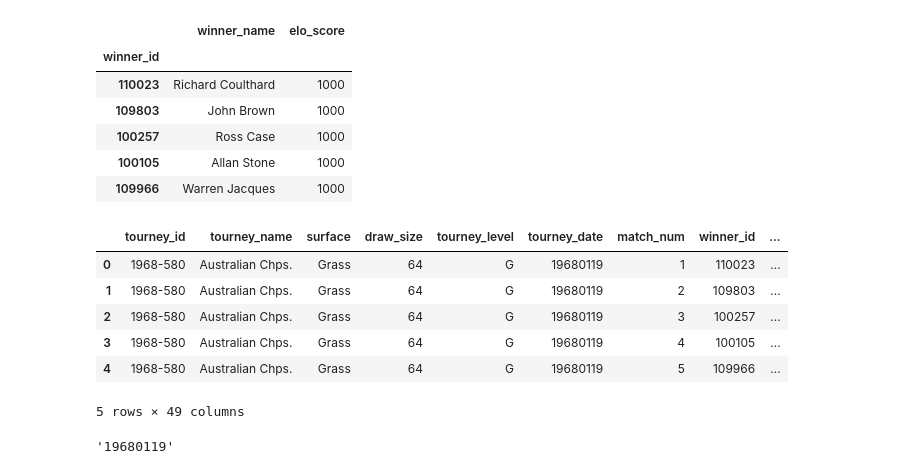
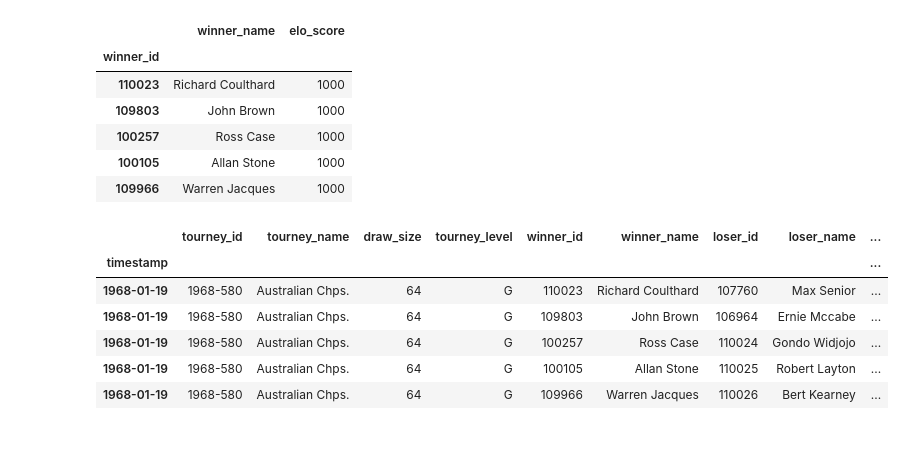
Before and after one commit to sinpe13/ATP-dataset, a Jupyter notebook: ATP dataset.ipynb, the cells around one changed output. Drawn from its saved outputs; the diff is of its cells as text; code cells hidden in the pictures; blank space fills up the shorter version.

```diff
--- a/ATP dataset.ipynb
+++ b/ATP dataset.ipynb
@@ -70,0 +97,16 @@ player_unique_list['elo_score'] = 1000
+# %%
+columns_needed_for_elo = [
+    'tourney_id',
+    'tourney_name',
+    'draw_size',
+    'tourney_level',
+    'winner_id',
+    'winner_name',
+    'loser_id',
+    'loser_name',
+    'score',
+    'best_of',
+    'round'
+]
+# %%
+elo_df = df[columns_needed_for_elo]
@@ -70,0 +115,10 @@ player_unique_list['elo_score'] = 1000
+# %%
+def score_diff(score, best_of):
+    if ((len(score.split()) == 3) and (best_of == 5)) or ((len(score.split()) == 2) and (best_of == 3)):
+        return 1.75
+    elif (len(score.split()) == 4) and (best_of == 5):
+        return 1.5
+    else:
+        return 1
+# %%
+elo_df['score_diff'] = elo_df.apply(lambda x: score_diff(str(x['score']), x['best_of']), axis = 1)
@@ -79,12 +161,12 @@ player_unique_list.head()
 | 100105 | Allan Stone | 1000 |
 | 109966 | Warren Jacques | 1000 |
 # %%
-df.head()
+elo_df.head()
 # %% [output]
-|  | tourney_id | tourney_name | surface | draw_size | tourney_level | tourney_date | match_num | winner_id | ... |
-| 0 | 1968-580 | Australian Chps. | Grass | 64 | G | 19680119 | 1 | 110023 | ... |
-| 1 | 1968-580 | Australian Chps. | Grass | 64 | G | 19680119 | 2 | 109803 | ... |
-| 2 | 1968-580 | Australian Chps. | Grass | 64 | G | 19680119 | 3 | 100257 | ... |
-| 3 | 1968-580 | Australian Chps. | Grass | 64 | G | 19680119 | 4 | 100105 | ... |
-| 4 | 1968-580 | Australian Chps. | Grass | 64 | G | 19680119 | 5 | 109966 | ... |
+|  | tourney_id | tourney_name | draw_size | tourney_level | winner_id | winner_name | loser_id | loser_name | ... |
+| timestamp |  |  |  |  |  |  |  |  | ... |
+| 1968-01-19 | 1968-580 | Australian Chps. | 64 | G | 110023 | Richard Coulthard | 107760 | Max Senior | ... |
+| 1968-01-19 | 1968-580 | Australian Chps. | 64 | G | 109803 | John Brown | 106964 | Ernie Mccabe | ... |
+| 1968-01-19 | 1968-580 | Australian Chps. | 64 | G | 100257 | Ross Case | 110024 | Gondo Widjojo | ... |
+| 1968-01-19 | 1968-580 | Australian Chps. | 64 | G | 100105 | Allan Stone | 110025 | Robert Layton | ... |
+| 1968-01-19 | 1968-580 | Australian Chps. | 64 | G | 109966 | Warren Jacques | 110026 | Bert Kearney | ... |
-5 rows × 49 columns
@@ -93,4 +172,0 @@ from dateutil.parser import parse
-# %%
-str(df.loc[0,'tourney_date'])
-# %% [output]
-'19680119'
```
Also changed, not shown: parts of 33 cells of this notebook.
